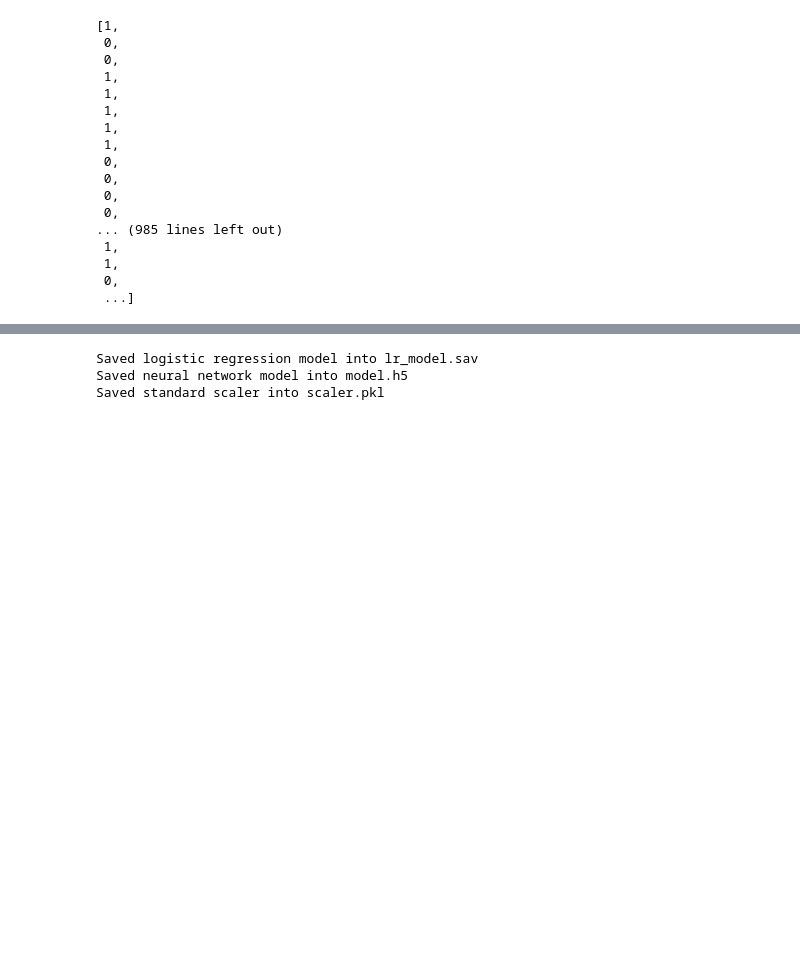
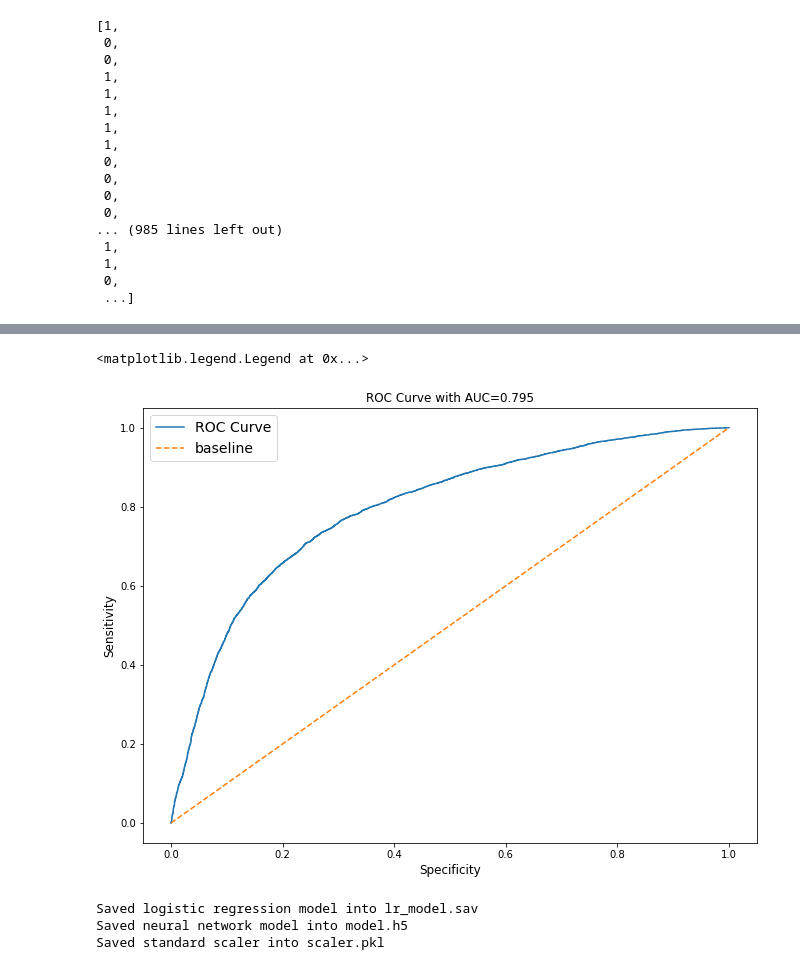
Before and after one commit to marc1730/CVD-Prediction, a Jupyter notebook: Models.ipynb, the cells around one changed output, grey strips where cells are left out. Cells and saved outputs as stored; diff of their text form; code cells hidden in the pictures; blank space fills up the shorter version.

```diff
--- a/Models.ipynb
+++ b/Models.ipynb
@@ -877,3 +868,13 @@ model_auc
+# %%
+plt.plot(fpr_keras, tpr_keras, label='ROC Curve')
+plt.plot(np.linspace(0,1,100),np.linspace(0,1,100),label='baseline',linestyle='--')
+plt.title(f"ROC Curve with AUC={round(model_auc,3)}")
+plt.ylabel('Sensitivity',fontsize=12)
+plt.xlabel('Specificity',fontsize=12)
+plt.legend(fontsize=14)
+# %% [output]
+<matplotlib.legend.Legend at 0x...>
+[figure, added]
 # %%
 #Export Models
 import pickle
```
Also changed, not shown: parts of 24 cells of this notebook, 2 other files.
